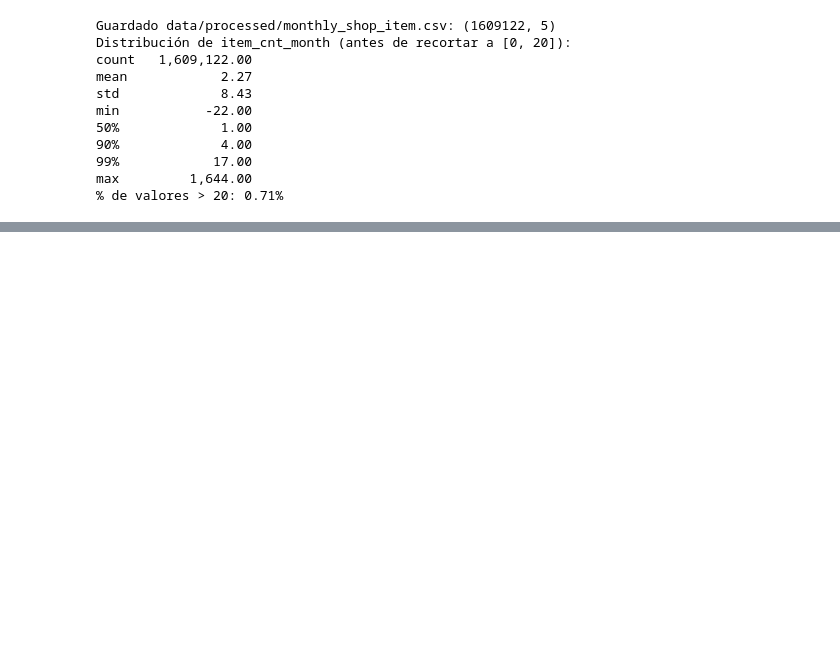
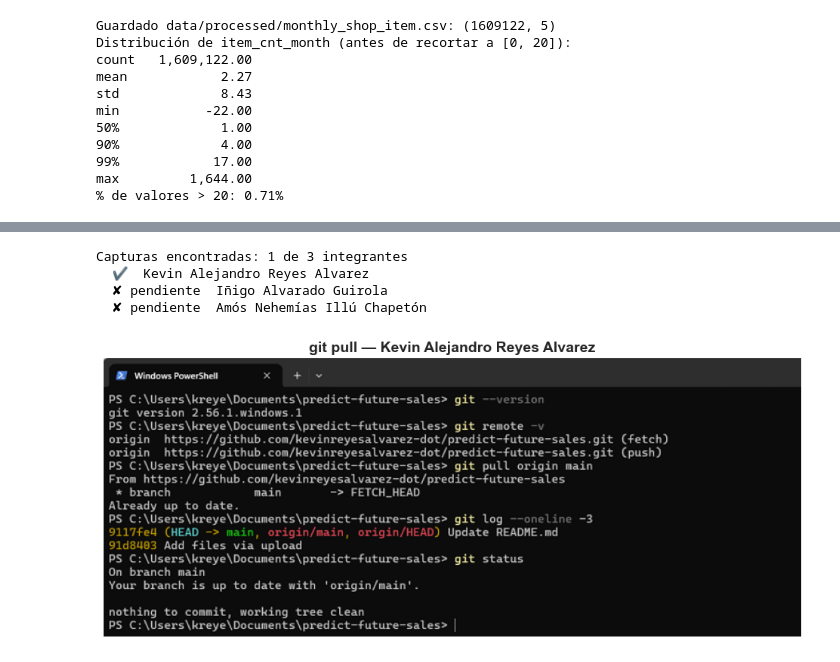
Before and after one commit to kevinreyesalvarez-dot/predict-future-sales, a Jupyter notebook: notebooks/01_exploratory_data_analysis.ipynb, the cells around one changed output, grey strips where cells are left out. Cells and saved outputs as stored; diff of their text form; code cells hidden in the pictures; blank space fills up the shorter version.

Commit message:
Agrega .gitignore, estructura data/models, nombres del equipo y notebook corregido

```diff
--- a/notebooks/01_exploratory_data_analysis.ipynb
+++ b/notebooks/01_exploratory_data_analysis.ipynb
@@ -1566,0 +1590,24 @@ Guardar las capturas en `reports/figures/` con los nombres indicados y se mostra
+# %%
+NOMBRES = {
+    "pull_integrante1.png": "Kevin Alejandro Reyes Alvarez",
+    "pull_integrante2.png": "Iñigo Alvarado Guirola",
+    "pull_integrante3.png": "Amós Nehemías Illú Chapetón",
+}
+capturas = sorted(FIG.glob("pull_*.png"))
+print(f"Capturas encontradas: {len(capturas)} de {len(NOMBRES)} integrantes")
+for archivo, nombre in NOMBRES.items():
+    print(f"  {'✔' if (FIG / archivo).exists() else '✘ pendiente'}  {nombre}")
+
+for p in capturas:
+    img = plt.imread(p)
+    alto, ancho = img.shape[:2]
+    fig, ax = plt.subplots(figsize=(12, 12 * alto / ancho))
+    ax.imshow(img); ax.axis("off")
+    ax.set_title(f"git pull — {NOMBRES.get(p.name, p.stem)}", fontsize=14, fontweight="bold")
+    plt.show()
+# %% [output]
+Capturas encontradas: 1 de 3 integrantes
+  ✔  Kevin Alejandro Reyes Alvarez
+  ✘ pendiente  Iñigo Alvarado Guirola
+  ✘ pendiente  Amós Nehemías Illú Chapetón
+[figure, added]
```
Also changed, not shown: parts of 13 cells of this notebook, 6 other files.
